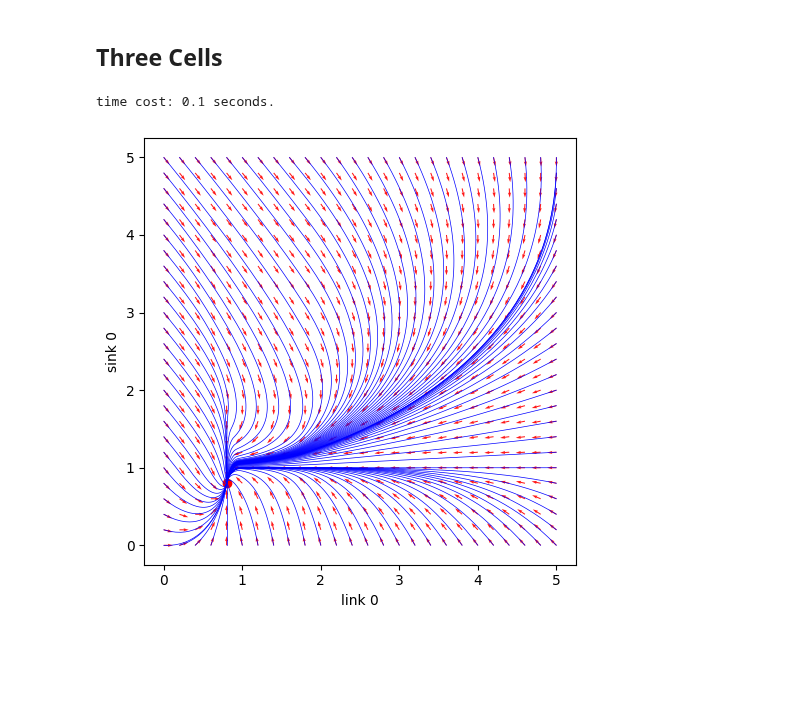
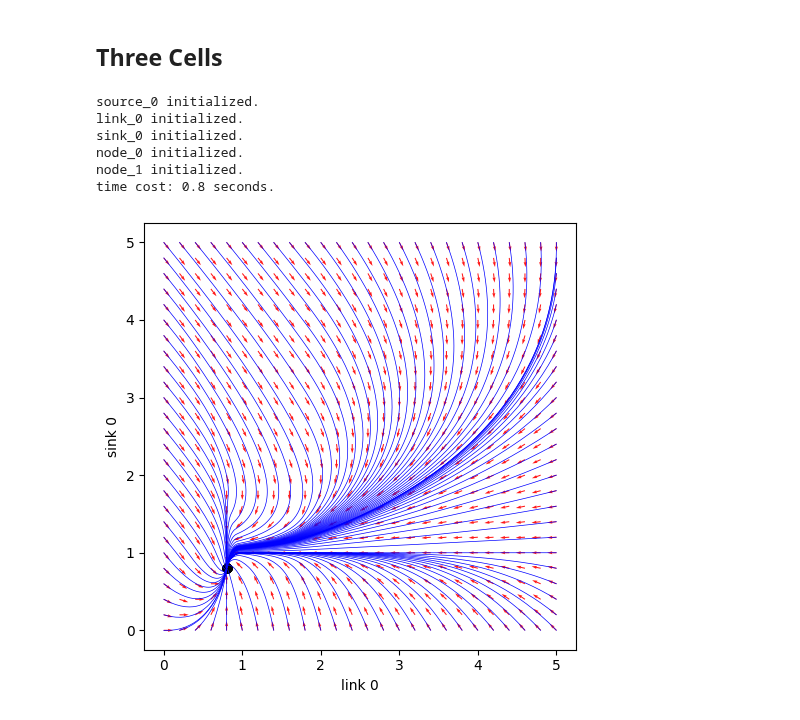
Before and after one commit to RandomWalker-1s/Dynamic-Flow-Networks, a Jupyter notebook: 01_test_basic_junction.ipynb, the cells around one changed output. Drawn from its saved outputs; the diff is of its cells as text; code cells hidden in the pictures; blank space fills up the shorter version.

```diff
--- a/01_test_basic_junction.ipynb
+++ b/01_test_basic_junction.ipynb
@@ -172,27 +161,26 @@ plt.show()
 # %% [markdown]
 ## Three Cells
 # %%
-initial_condition = generate_boundary_combos(np.linspace(0, 5, 26), np.linspace(0, 5, 26))
+initial_condition = dfn.utils.generate_boundary_combos(np.linspace(0, 5, 26), np.linspace(0, 5, 26))
 
 state_len = len(initial_condition[0, :])
-num_step = 500
 
-net_0 = dfn.net.Network(ID='net_0', num_step=num_step, time_step_size=0.1)
+net_0 = dfn.net.Network(ID='net_0', state_len = state_len, num_step = 5000, time_step_size = 0.1)
 
-source_0 = dfn.cell.Source(ID = 'source_0', state_len = state_len,
+source_0 = dfn.cell.Source(ID = 'source_0',
                            initial_condition = {'density': [0]*state_len},
                            boundary_inflow = dfn.flow.BoundaryInflow(boundary_inflow=0.8),
                            sending = dfn.flow.BufferSendingFlow(demand=0.8, capacity=1, ignore_queue=True),
                           )
 
-link_0 = dfn.cell.Link(ID = 'link_0', state_len = state_len,
+link_0 = dfn.cell.Link(ID = 'link_0',
                        initial_condition = {'density': initial_condition[0, :]},
                        receiving = dfn.flow.PiecewiseLinearReceivingFlow(congestion_wave_speed=0.25, max_density=5, capacity=1),
                        sending = dfn.flow.PiecewiseLinearSendingFlow(free_flow_speed=1, capacity=1),
                       )
 
 
-sink_0 = dfn.cell.Sink(ID = 'sink_0', max_density = 5, max_speed = 1, state_len = state_len,
+sink_0 = dfn.cell.Sink(ID = 'sink_0', max_density = 5, max_speed = 1,
                        initial_condition = {'density': initial_condition[1, :]},
                        receiving = dfn.flow.PiecewiseLinearReceivingFlow(congestion_wave_speed=0.25, max_density=5, capacity=1),
                        boundary_outflow = dfn.flow.BoundaryOutflow(boundary_speed=1, boundary_capacity=1),
@@ -203,32 +191,38 @@ junction_0 = dfn.node.BasicJunction(ID='node_0', incoming_cell_list=[source_0],
 junction_1 = dfn.node.BasicJunction(ID='node_1', incoming_cell_list=[link_0], outgoing_cell_list=[sink_0])
 
 
-net_0.add_component('source', source_0)
-net_0.add_component('link', link_0)
-net_0.add_component('sink', sink_0)
+net_0.add_cell('source', source_0)
+net_0.add_cell('link', link_0)
+net_0.add_cell('sink', sink_0)
 
-net_0.add_component('node', junction_0)
-net_0.add_component('node', junction_1)
+net_0.add_node(junction_0)
+net_0.add_node(junction_1)
 
 net_0.run()
 # %% [output]
-time cost: 0.1 seconds.
+source_0 initialized.
+link_0 initialized.
+sink_0 initialized.
+node_0 initialized.
+node_1 initialized.
+time cost: 0.8 seconds.
 # %%
 num_x_grid, num_y_grid = 26, 26
 
 X, Y = np.meshgrid(np.linspace(0, 5, num_x_grid), np.linspace(0, 5, num_y_grid), indexing='ij')
 
-sending_source_0 = source_0.flow_dict['sending'].calculate_flow()
+sending_source_0 = source_0.flow_dict['sending'].compute_flow()
 
-receiving_link_0 = link_0.flow_dict['receiving'].calculate_flow(X)
-sending_link_0 = link_0.flow_dict['sending'].calculate_flow(X)
+receiving_link_0 = link_0.flow_dict['receiving'].compute_flow(X)
+sending_link_0 = link_0.flow_dict['sending'].compute_flow(X)
 
-receiving_sink_0 = sink_0.flow_dict['receiving'].calculate_flow(Y)
-outflow_sink_0 = sink_0.flow_dict['boundary_outflow'].calculate_flow(Y)
+receiving_sink_0 = sink_0.flow_dict['receiving'].compute_flow(Y)
+outflow_sink_0 = sink_0.flow_dict['boundary_outflow'].compute_flow(Y)
 
 
-inter_cell_flow_0 = junction_0.assign_inter_cell_flow([sending_source_0], [receiving_link_0])[0][0]
-inter_cell_flow_1 = junction_1.assign_inter_cell_flow([sending_link_0], [receiving_sink_0])[0][0]
+inter_cell_flow_0 = junction_0.compute_inter_cell_flow([sending_source_0], [receiving_link_0])[0]
+
+inter_cell_flow_1 = junction_1.compute_inter_cell_flow([sending_link_0], [receiving_sink_0])[0]
 
 U = inter_cell_flow_0 - inter_cell_flow_1
 V = inter_cell_flow_1 - outflow_sink_0
@@ -240,18 +234,18 @@ V_normed = np.divide(V, norm, out=np.zeros_like(V), where=norm!=0)
 # %%
 plt.figure(figsize=(5, 5))
 
+plt.scatter(link_0.state_output['density'][-1, :], sink_0.state_output['density'][-1, :], color='k')
+
 plt.plot(link_0.state_output['density'], sink_0.state_output['density'], 'b-', linewidth=0.5)
-
-plt.scatter([0.8], [0.8], color='red')
 
 plt.quiver(X, Y, U_normed, V_normed, color='red', alpha=0.9)
 
 plt.xlabel('link 0')
 
 plt.ylabel('sink 0')
 
 plt.tight_layout()
 
 plt.show()
 # %% [output]
-[figure, old version]
+[figure, new version]
```
Also changed, not shown: parts of 8 cells of this notebook, 3 other files.
